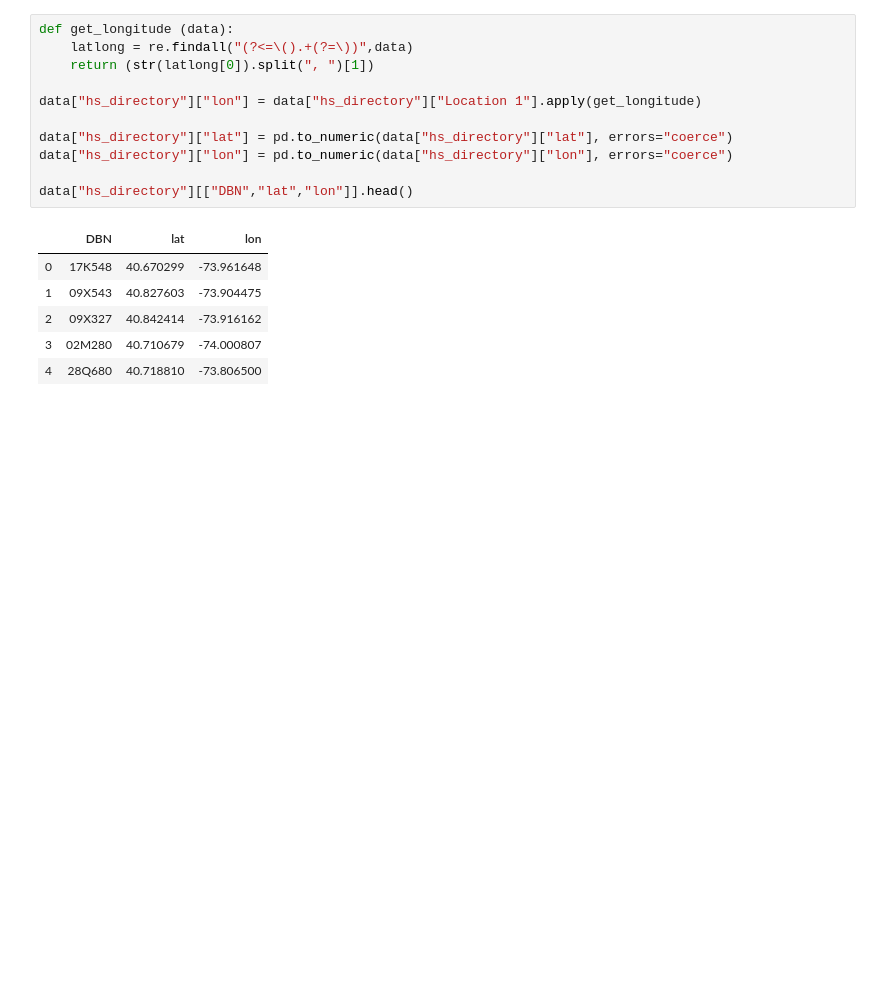
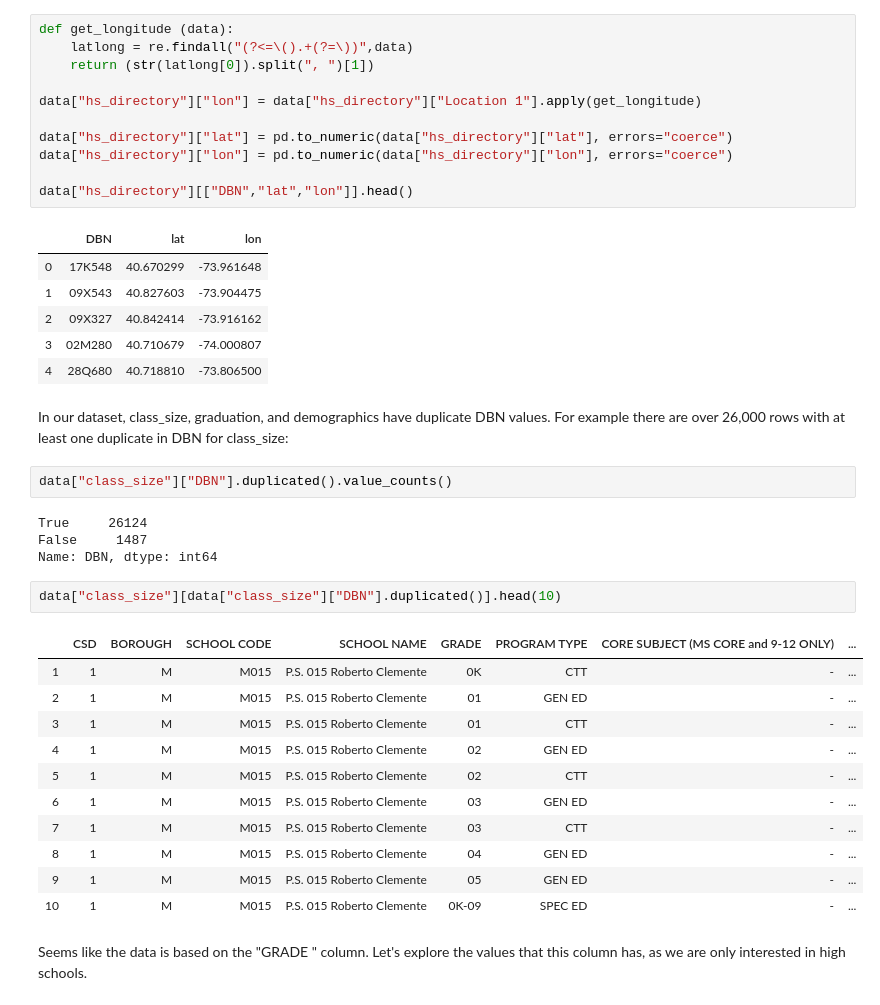
Before and after one commit to srinivasanprashant/NY-Schools-SAT-Data-Analysis, a Jupyter notebook: new-york-high-schools-SAT-analysis.ipynb, the cells around one changed output. Saved outputs shown, nothing was run; the diff lists cells and outputs as text; blank space fills up the shorter version.

Commit message:
analyze dataset for duplicates in DBN column for class_size

```diff
--- a/new-york-high-schools-SAT-analysis.ipynb
+++ b/new-york-high-schools-SAT-analysis.ipynb
@@ -235,3 +235,27 @@ data["hs_directory"][["DBN","lat","lon"]].head()
 | 2 | 09X327 | 40.842414 | -73.916162 |
 | 3 | 02M280 | 40.710679 | -74.000807 |
 | 4 | 28Q680 | 40.718810 | -73.806500 |
+# %% [markdown]
+In our dataset, class_size, graduation, and demographics have duplicate DBN values. For example there are over 26,000 rows with at least one duplicate in DBN for class_size:
+# %%
+data["class_size"]["DBN"].duplicated().value_counts()
+# %% [output]
+True     26124
+False     1487
+Name: DBN, dtype: int64
+# %%
+data["class_size"][data["class_size"]["DBN"].duplicated()].head(10)
+# %% [output]
+|  | CSD | BOROUGH | SCHOOL CODE | SCHOOL NAME | GRADE | PROGRAM TYPE | CORE SUBJECT (MS CORE and 9-12 ONLY) | ... |
+| 1 | 1 | M | M015 | P.S. 015 Roberto Clemente | 0K | CTT | - | ... |
+| 2 | 1 | M | M015 | P.S. 015 Roberto Clemente | 01 | GEN ED | - | ... |
+| 3 | 1 | M | M015 | P.S. 015 Roberto Clemente | 01 | CTT | - | ... |
+| 4 | 1 | M | M015 | P.S. 015 Roberto Clemente | 02 | GEN ED | - | ... |
+| 5 | 1 | M | M015 | P.S. 015 Roberto Clemente | 02 | CTT | - | ... |
+| 6 | 1 | M | M015 | P.S. 015 Roberto Clemente | 03 | GEN ED | - | ... |
+| 7 | 1 | M | M015 | P.S. 015 Roberto Clemente | 03 | CTT | - | ... |
+| 8 | 1 | M | M015 | P.S. 015 Roberto Clemente | 04 | GEN ED | - | ... |
+| 9 | 1 | M | M015 | P.S. 015 Roberto Clemente | 05 | GEN ED | - | ... |
+| 10 | 1 | M | M015 | P.S. 015 Roberto Clemente | 0K-09 | SPEC ED | - | ... |
+# %% [markdown]
+Seems like the data is based on the "GRADE " column. Let's explore the values that this column has, as we are only interested in high schools.
```
Also changed, not shown: parts of 4 cells of this notebook.
